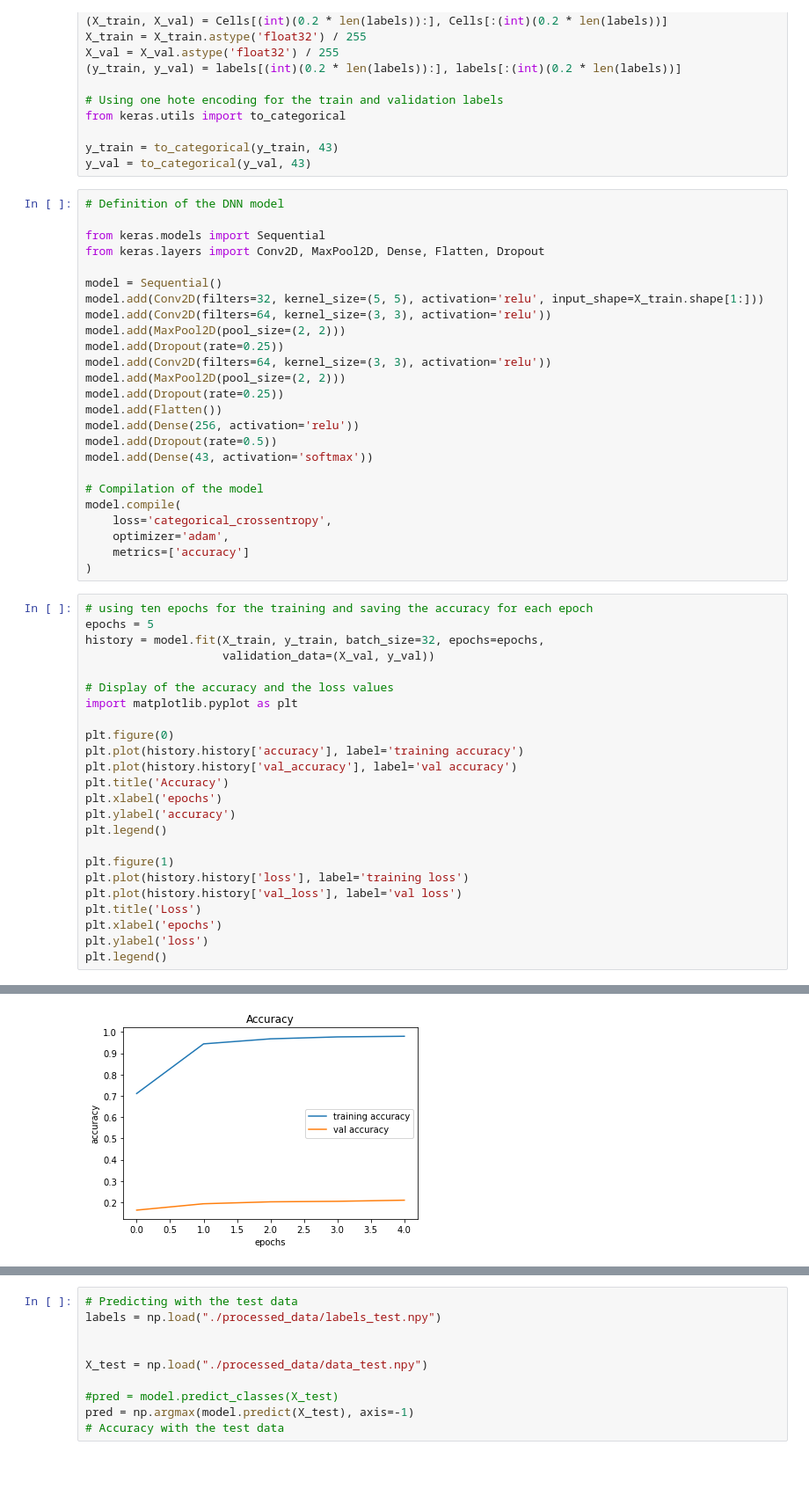
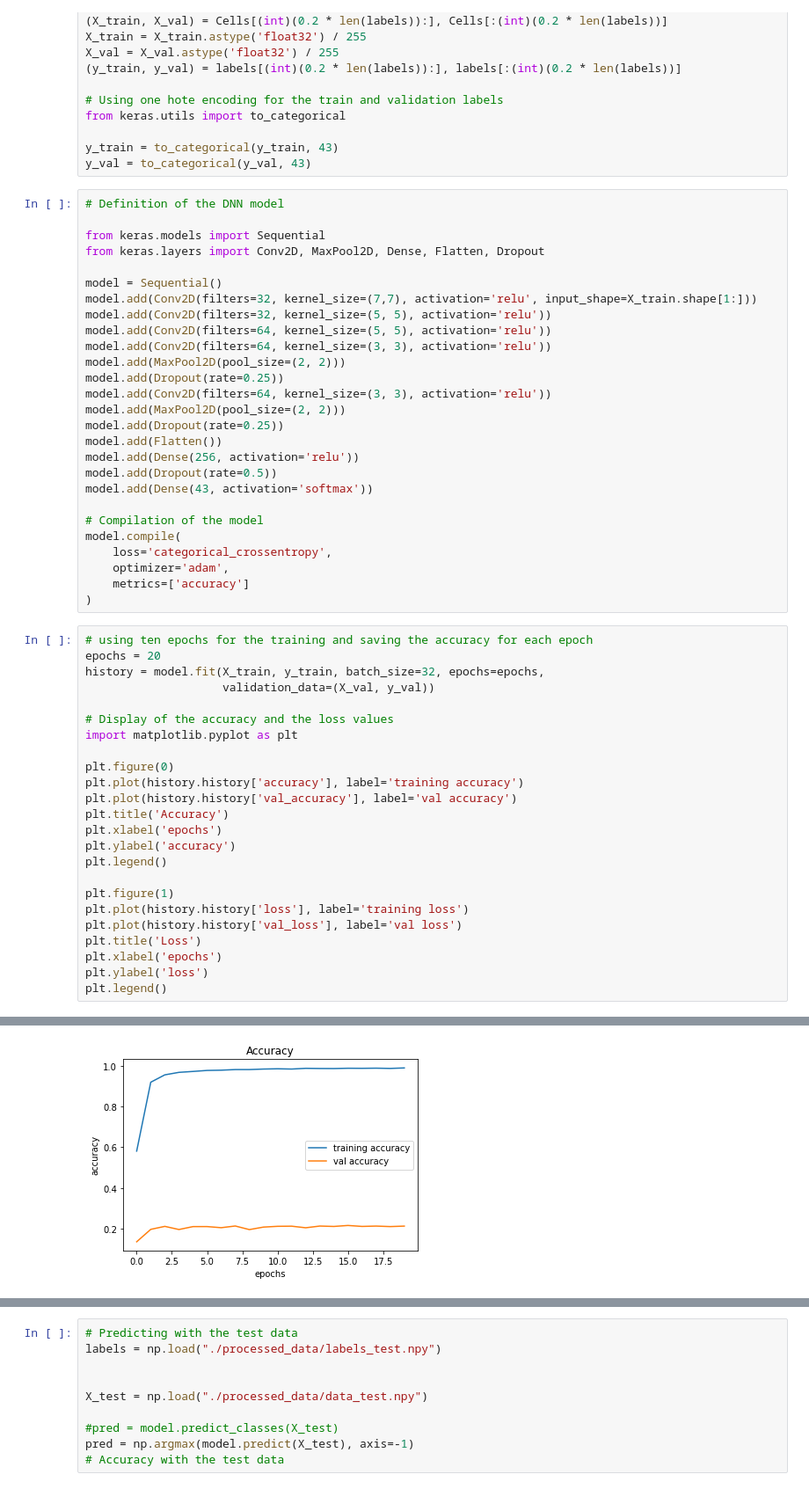
Before and after one commit to mh-8man/Traffic_Sign_Recognition, a Jupyter notebook: testing.ipynb, the cells around one changed output, grey strips where cells are left out. Shown: that part at 88% size. Drawn from its saved outputs; the diff is of its cells as text.

Commit message:
added new Model and tested it in Test_Models.ipynb

```diff
--- a/testing.ipynb
+++ b/testing.ipynb
@@ -40,7 +40,9 @@ from keras.models import Sequential
 from keras.layers import Conv2D, MaxPool2D, Dense, Flatten, Dropout
 
 model = Sequential()
-model.add(Conv2D(filters=32, kernel_size=(5, 5), activation='relu', input_shape=X_train.shape[1:]))
+model.add(Conv2D(filters=32, kernel_size=(7,7), activation='relu', input_shape=X_train.shape[1:]))
+model.add(Conv2D(filters=32, kernel_size=(5, 5), activation='relu'))
+model.add(Conv2D(filters=64, kernel_size=(5, 5), activation='relu'))
 model.add(Conv2D(filters=64, kernel_size=(3, 3), activation='relu'))
 model.add(MaxPool2D(pool_size=(2, 2)))
 model.add(Dropout(rate=0.25))
@@ -60,7 +62,7 @@ model.compile(
 )
 # %%
 # using ten epochs for the training and saving the accuracy for each epoch
-epochs = 5
+epochs = 20
 history = model.fit(X_train, y_train, batch_size=32, epochs=epochs,
                     validation_data=(X_val, y_val))
 
@@ -96,2 +105,2 @@ Epoch 5/5
 <matplotlib.legend.Legend at 0x...>
-[figure, old version]
+[figure, new version]
```
Also changed, not shown: parts of 3 cells of this notebook, 4 other files.
